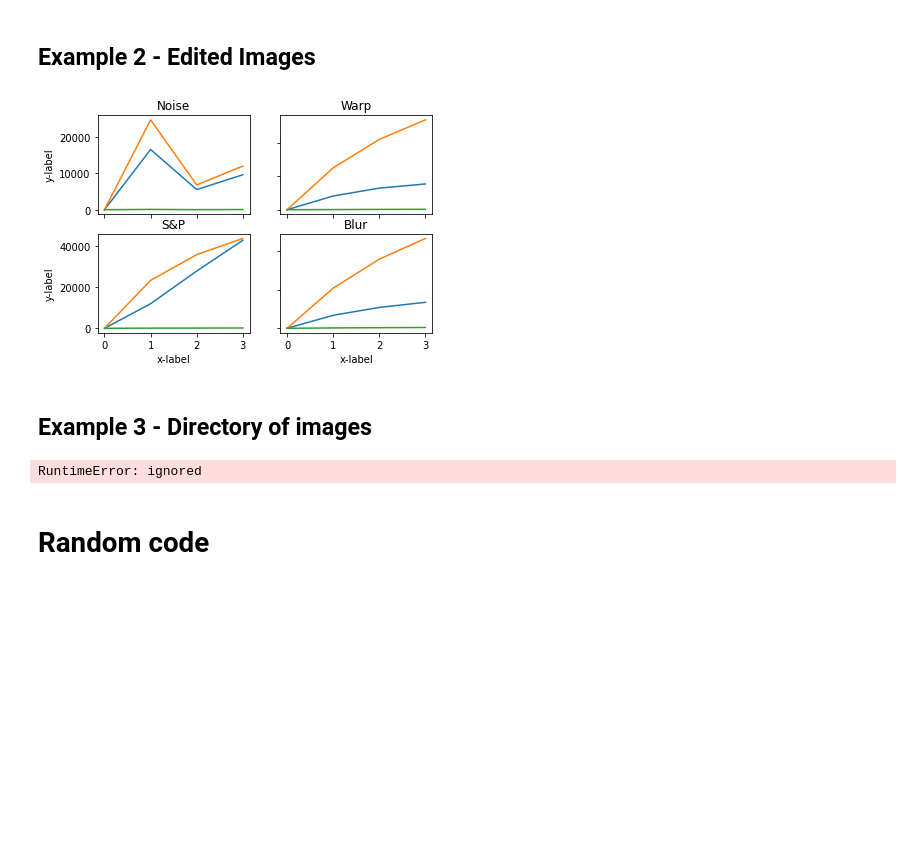
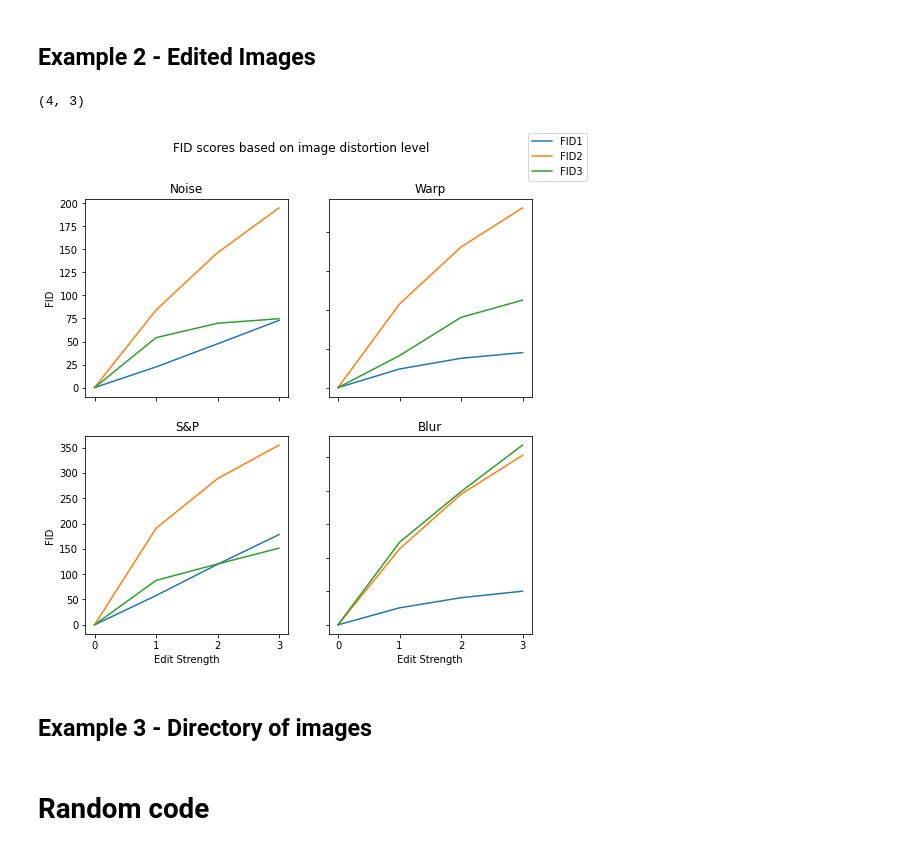
Before and after one commit to ejnunn/GAN-Research, a Jupyter notebook: notebooks/AFID.ipynb, the cells around one changed output. Drawn from its saved outputs; the diff is of its cells as text; code cells hidden in the pictures; blank space fills up the shorter version.

Commit message:
Updated distortion image code. Plots correctly. Load images standardized between examples

```diff
--- a/notebooks/AFID.ipynb
+++ b/notebooks/AFID.ipynb
@@ -48,7 +48,11 @@ def get_activations(images, batch_size):
 
     num_images = images.shape[0]
     original_model = torchvision.models.inception_v3(pretrained=True)
-    inception_network = tx.Extractor(original_model, ['maxpool1', 'maxpool2', 'avgpool'])
+    fid_layers = ['maxpool1', 'maxpool2', 'avgpool']
+
+    assert all(x in tx.list_module_names(original_model) for x in fid_layers), "Inception_v3 model does not contain necessary layers for FID calculations"
+
+    inception_network = tx.Extractor(original_model, fid_layers)
     inception_network = to_cuda(inception_network)
     inception_network.eval()
     n_batches = int(np.ceil(num_images  / batch_size))
@@ -161,9 +165,14 @@ def calculate_fid(images1, images2, use_multiprocessing, batch_size):
     images2 = preprocess_images(images2, use_multiprocessing)
     mu11, mu12, mu13, sigma11, sigma12, sigma13 = calculate_activation_statistics(images1, batch_size)
     mu21, mu22, mu23, sigma21, sigma22, sigma23 = calculate_activation_statistics(images2, batch_size)
-    fid1 = calculate_frechet_distance(mu11, sigma11, mu21, sigma21)
-    fid2 = calculate_frechet_distance(mu12, sigma12, mu22, sigma22)
+    fid1 = calculate_frechet_distance(mu11, sigma11, mu21, sigma21) / 341056 * 2048 # normalize with 2048-feature fid score
+    fid2 = calculate_frechet_distance(mu12, sigma12, mu22, sigma22) / 235200 * 2048 # normalize with 2048-feature fid score
     fid3 = calculate_frechet_distance(mu13, sigma13, mu23, sigma23)
+
+    # maxpool1 torch.Size([341056])
+    # maxpool2 torch.Size([235200])
+    # avgpool torch.Size([2048])
+
     return fid1, fid2, fid3
 # %%
 def preprocess_image(im):
@@ -293,43 +346,45 @@ blur_fids = edited_img_fids('blur')
+# %%
+noise_fids = distortion_fids('noise')
+blur_fids = distortion_fids('blur')
+warp_fids = distortion_fids('warp')
+sp_fids = distortion_fids('sp')
+# %%
+noise_fids.shape
+# %% [output]
+(4, 3)
 # %%
 x = [0,1,2,3]
-fig, axs = plt.subplots(2, 2)
-for i in range(len(noise_fids)):
-  axs[0, 0].plot(x, noise_fids[i])
+
+fig, axs = plt.subplots(2, 2, figsize=(8,8))
+
+fig.suptitle('FID scores based on image distortion level')
+
+for i in range(noise_fids.shape[1]):
+  axs[0, 0].plot(x, noise_fids[:,i], label='FID{}'.format(i+1))
 axs[0, 0].set_title('Noise')
 
-for i in range(len(noise_fids)):
-  axs[0, 1].plot(x, warp_fids[i])
+fig.legend() # plot legend here to avoid duplication
+
+for i in range(warp_fids.shape[1]):
+  axs[0, 1].plot(x, warp_fids[:,i], label='FID{}'.format(i+1))
 axs[0, 1].set_title('Warp')
 
-for i in range(len(noise_fids)):
-  axs[1, 0].plot(x, sp_fids[i])
+for i in range(sp_fids.shape[1]):
+  axs[1, 0].plot(x, sp_fids[:,i], label='FID{}'.format(i+1))
 axs[1, 0].set_title('S&P')
 
-for i in range(len(noise_fids)):
-  axs[1, 1].plot(x, blur_fids[i])
+for i in range(blur_fids.shape[1]):
+  axs[1, 1].plot(x, blur_fids[:,i], label='FID{}'.format(i+1))
 axs[1, 1].set_title('Blur')
 
 for ax in axs.flat:
-    ax.set(xlabel='x-label', ylabel='y-label')
+    ax.set(xlabel='Edit Strength', ylabel='FID')
 
 # Hide x labels and tick labels for top plots and y ticks for right plots.
 for ax in axs.flat:
     ax.label_outer()
-
-
-# # Plot FID results
-# x = [0,1,2,3]
-# plt.plot(x, fid1, label='FID 1')
-# plt.plot(x, fid2, label='FID 2')
-# plt.plot(x, fid3, label='FID 3')
-# plt.xlabel('Degree of editing')
-# plt.xticks(x)
-# plt.ylabel('FID')
-# plt.title('{} image FID scores'.format(edit_type))
-# plt.legend()
-# plt.show()
 # %% [output]
-[figure, old version]
+[figure, new version]
 # %% [markdown]
 ## Example 3 - Directory of images
 # %%
@@ -338,16 +393,15 @@ def img_dir_to_tensor(root):
   images = glob.glob(root + '/*.jpg')
   for img_file in images:
     img = load_img_as_tensor(img_file, extra_dim=False)
-    img_tensors.append(img.shape)
+    img_tensors.append(img)
   stack = torch.stack(img_tensors)
   return stack
 
-path1 = '/content/drive/MyDrive/GAN_Research/Datasets/CelebA_Smiles/real_A/'
-path2 = '/content/drive/MyDrive/GAN_Research/Datasets/CelebA_Smiles/fake_B/'
+path1 = '/content/drive/MyDrive/GAN_Research/Datasets/CelebA_Smiles/real_B/'
+path2 = '/content/drive/MyDrive/GAN_Research/Datasets/CelebA_Smiles/fake_A/'
 
-print(img_dir_to_tensor(path1))
+imgs1 = img_dir_to_tensor(path1)
+imgs2 = img_dir_to_tensor(path2)
-# %% [output]
-RuntimeError: ignored
 # %% [markdown]
 # Random code
 # %%
```
Also changed, not shown: parts of 9 cells of this notebook.
